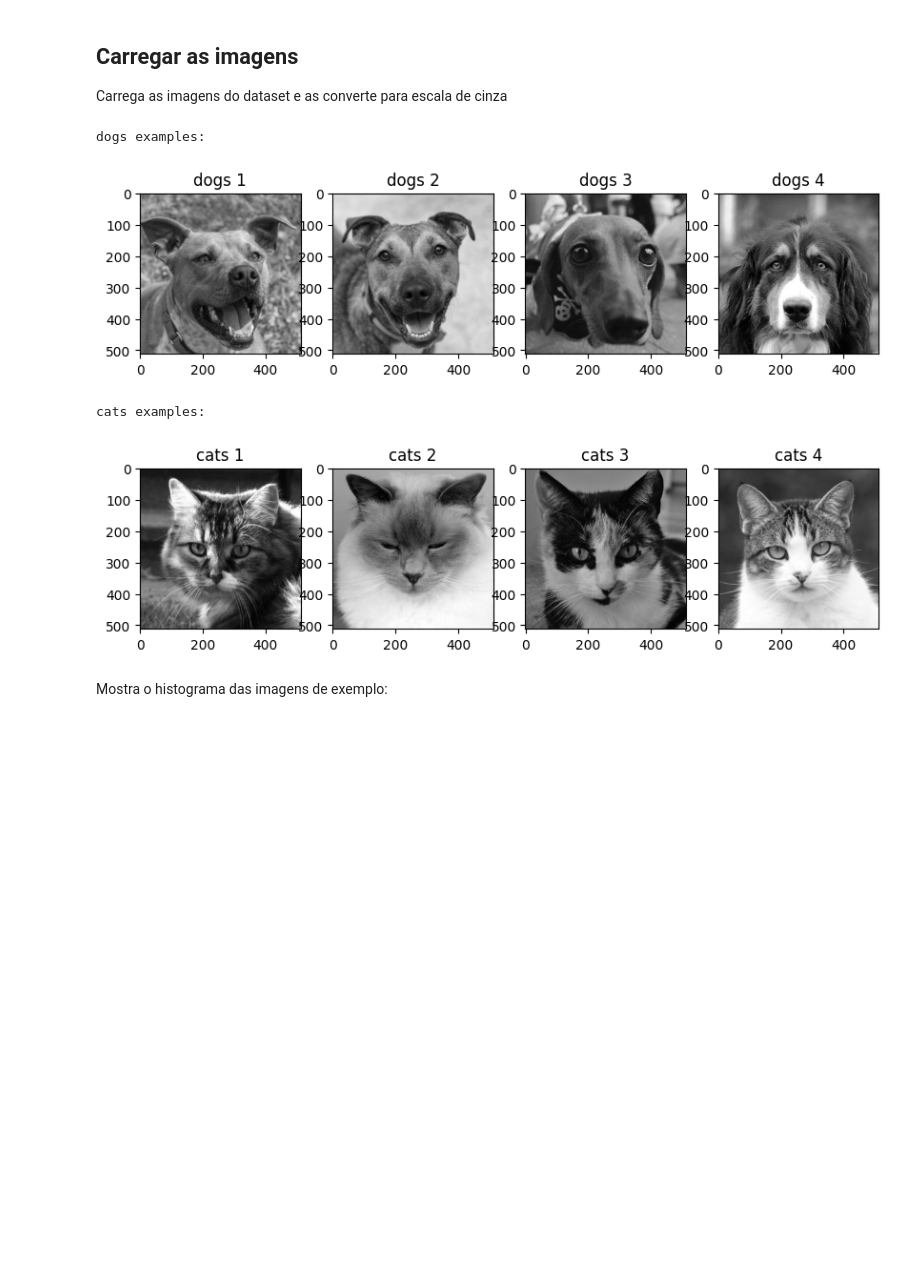
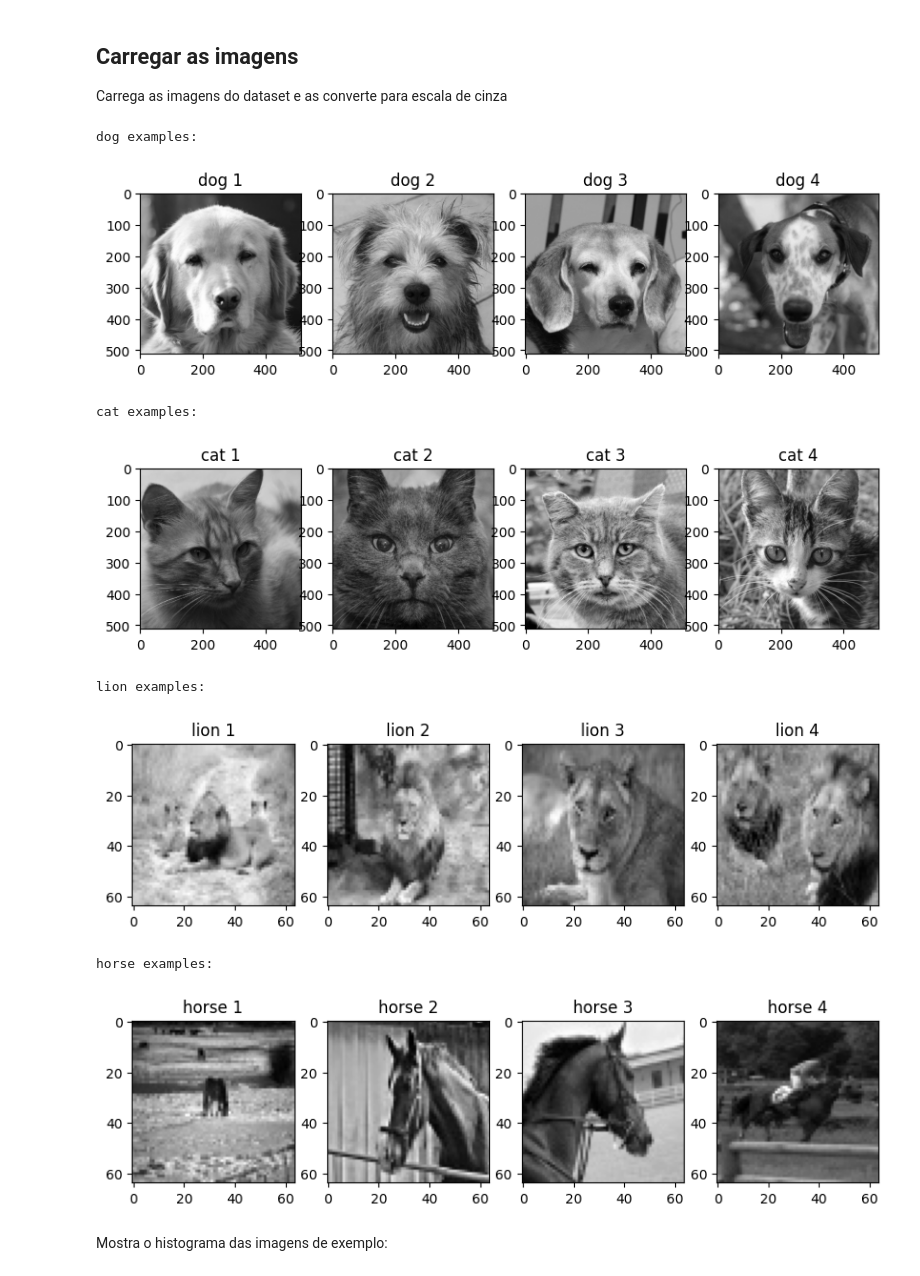
Before and after one commit to afmireski/BCC6003-trabalho-final, a Jupyter notebook: main.ipynb, the cells around one changed output. Saved outputs shown, nothing was run; the diff lists cells and outputs as text; code cells hidden in the pictures; blank space fills up the shorter version.

```diff
--- a/main.ipynb
+++ b/main.ipynb
@@ -13,8 +13,8 @@ import matplotlib.pyplot as plt
 from skimage.color import rgb2gray
 import importlib
 
-images_directory = "./images/train"
-image_categories = ["dogs", "cats"]
+images_directory = "./images/gustavo3"
+image_categories = ["dog", "cat", "lion", "horse"]
 n_examples = 4
 
 
@@ -25,37 +25,41 @@ def load_images_from_category(category):
     ]
     gray_images_uint8 = [ski.util.img_as_ubyte(img) for img in gray_images]
     return gray_images_uint8
 
 
 def load_train_images(categories):
     return {category: load_images_from_category(category) for category in categories}
 
 
 train_images_by_categories = load_train_images(image_categories)
 
 
 def show_gray_scale_image_examples(images, n=3, label="Example"):
     imgs = images[0:n]
     plt.figure(figsize=(10, 10))
     for i, img in enumerate(imgs):
         plt.subplot(1, n, i + 1)
         plt.imshow(img, cmap=plt.cm.gray)
         plt.title(f"{label} {i+1}")
         plt.axis("on")
 
 
 def show_examples_by_category(categories, images, n=3):
     for category in categories:
         print(f"{category} examples:")
         show_gray_scale_image_examples(images[category], n=n, label=category)
         plt.show()
 
 show_examples_by_category(image_categories, train_images_by_categories, n=n_examples)
 # %% [output]
-dogs examples:
+dog examples:
-[figure, old version]
+[figure, new version]
-cats examples:
+cat examples:
-[figure, old version]
+[figure, new version]
+lion examples:
+[figure, added]
+horse examples:
+[figure, added]
 # %% [markdown]
 Mostra o histograma das imagens de exemplo:
 # %%
```
Also changed, not shown: parts of 12 cells of this notebook, 9 other files.
